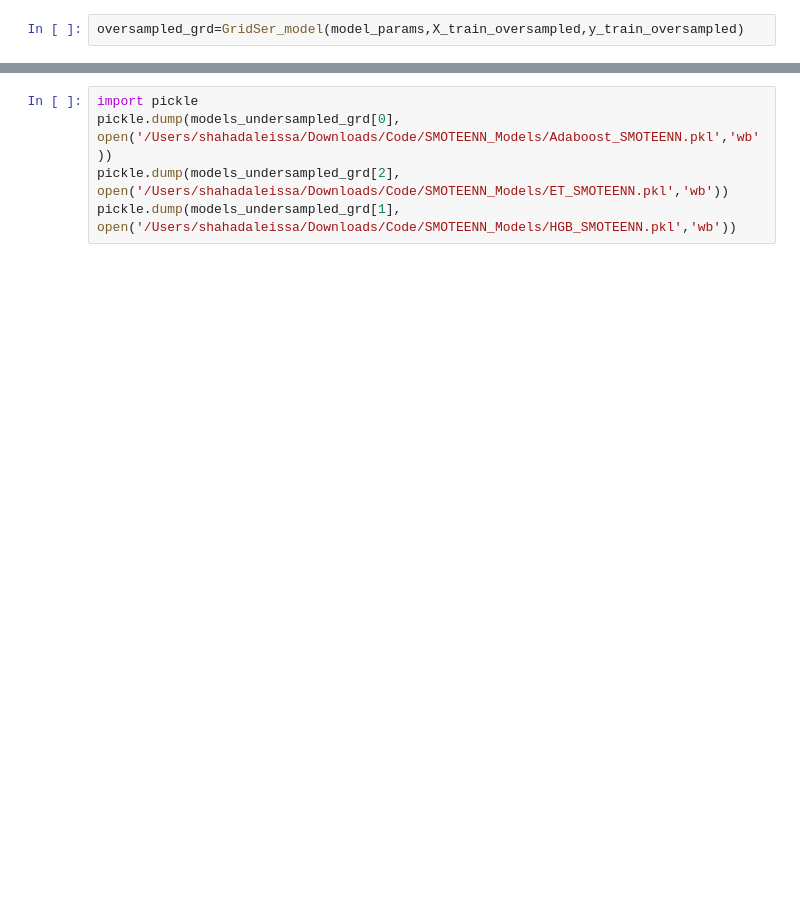
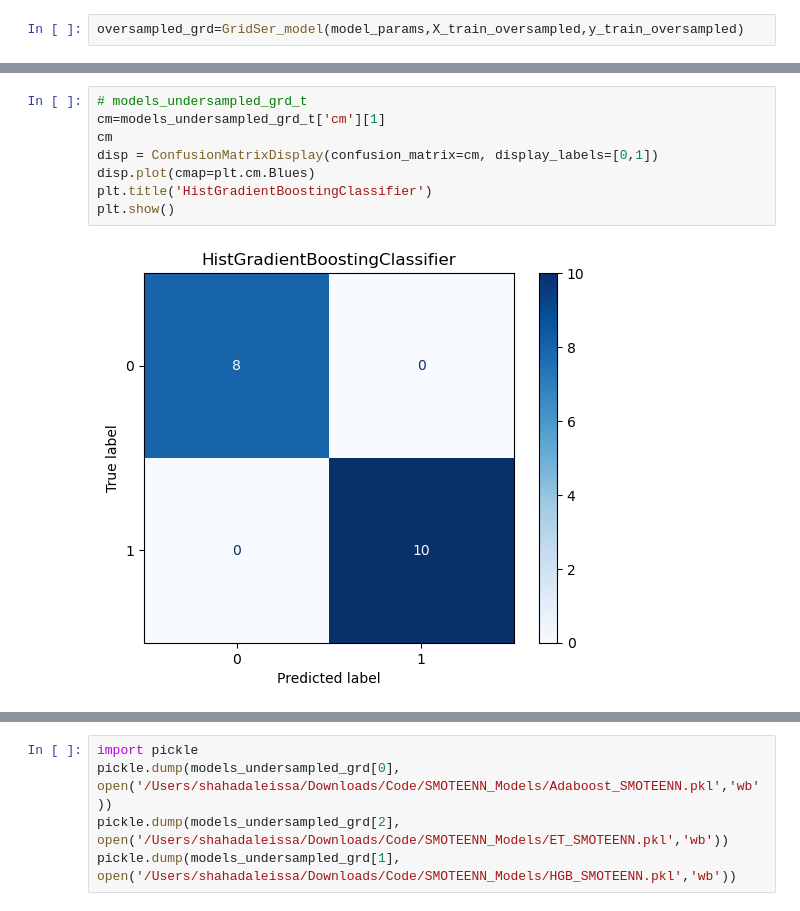
Before and after one commit to shaaleissa/colon_predictions, a Jupyter notebook: Model Training/Optimization.ipynb, the cells around one changed output, grey strips where cells are left out. Drawn from its saved outputs; the diff is of its cells as text; blank space fills up the shorter version.

```diff
--- a/Model Training/Optimization.ipynb
+++ b/Model Training/Optimization.ipynb
@@ -265,0 +242,10 @@ model_training(X_train_undersampled, y_train_undersampled, X_test_undersampled,
+# %%
+# models_undersampled_grd_t
+cm=models_undersampled_grd_t['cm'][1]
+cm
+disp = ConfusionMatrixDisplay(confusion_matrix=cm, display_labels=[0,1])
+disp.plot(cmap=plt.cm.Blues)
+plt.title('HistGradientBoostingClassifier')
+plt.show()
+# %% [output]
+[figure, added]
```
Also changed, not shown: parts of 13 cells of this notebook.
